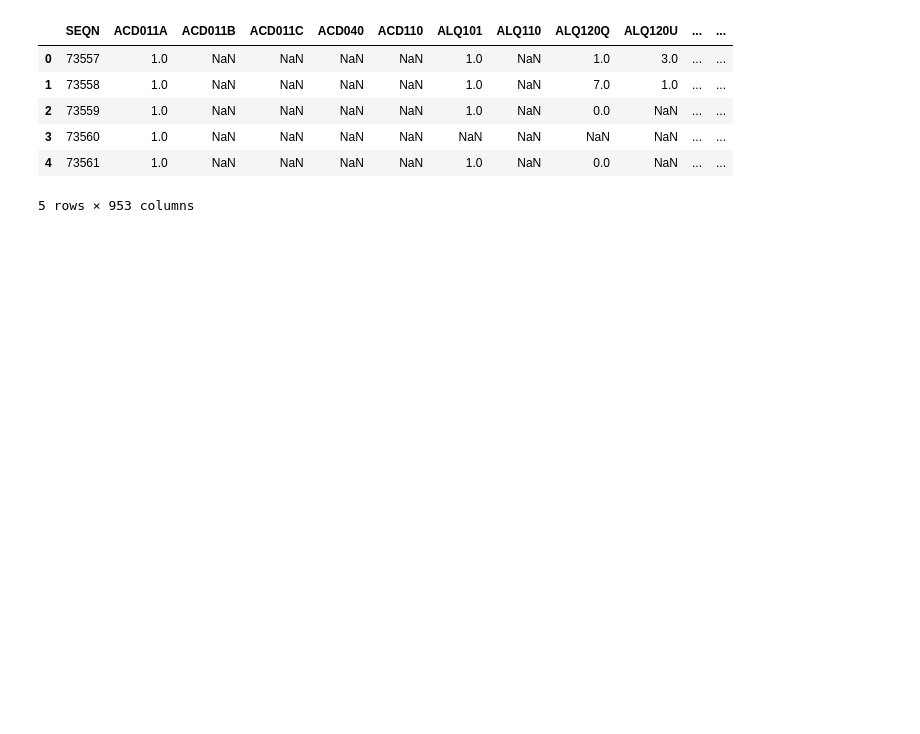
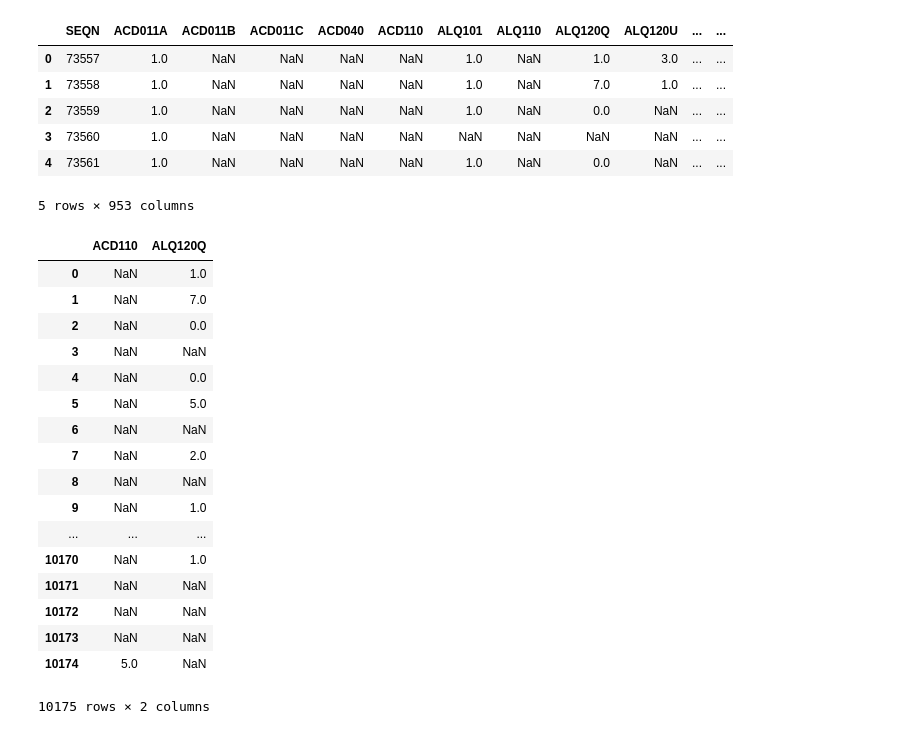
Before and after one commit to if1015-datascience-ufpe/2018-2-projeto-follow-up, a Jupyter notebook: src/Follow UP.ipynb, the cells around one changed output. Saved outputs shown, nothing was run; the diff lists cells and outputs as text; code cells hidden in the pictures; blank space fills up the shorter version.

```diff
--- a/src/Follow UP.ipynb
+++ b/src/Follow UP.ipynb
@@ -314,3 +370,24 @@ questionnaire.head()
 | 3 | 73560 | 1.0 | NaN | NaN | NaN | NaN | NaN | NaN | NaN | NaN | ... | ... |
 | 4 | 73561 | 1.0 | NaN | NaN | NaN | NaN | 1.0 | NaN | 0.0 | NaN | ... | ... |
 5 rows × 953 columns
+# %%
+questionnaire[['ACD110', 'ALQ120Q']]
+# %% [output]
+|  | ACD110 | ALQ120Q |
+| 0 | NaN | 1.0 |
+| 1 | NaN | 7.0 |
+| 2 | NaN | 0.0 |
+| 3 | NaN | NaN |
+| 4 | NaN | 0.0 |
+| 5 | NaN | 5.0 |
+| 6 | NaN | NaN |
+| 7 | NaN | 2.0 |
+| 8 | NaN | NaN |
+| 9 | NaN | 1.0 |
+| ... | ... | ... |
+| 10170 | NaN | 1.0 |
+| 10171 | NaN | NaN |
+| 10172 | NaN | NaN |
+| 10173 | NaN | NaN |
+| 10174 | 5.0 | NaN |
+10175 rows × 2 columns
```
Also changed, not shown: parts of 6 cells of this notebook.
